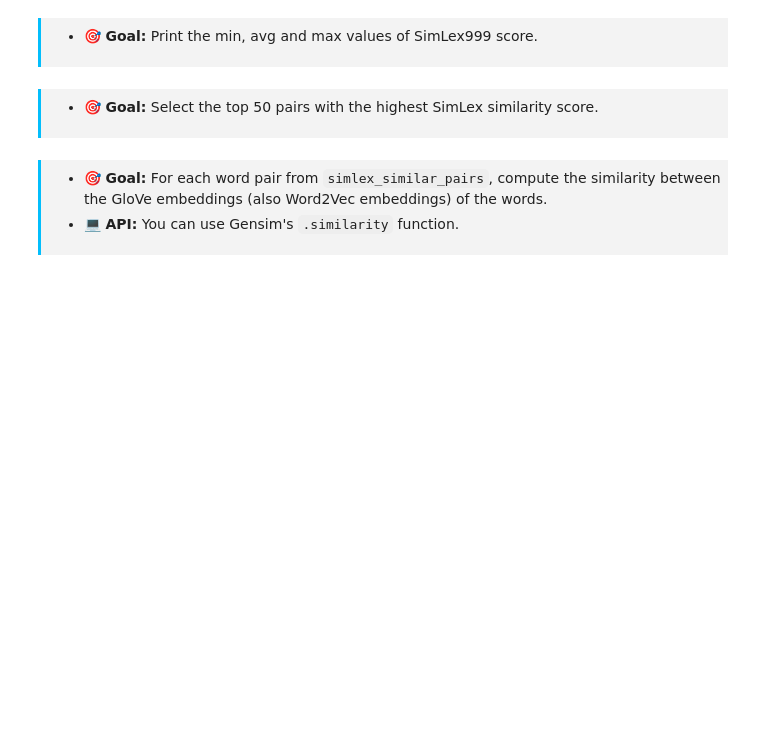
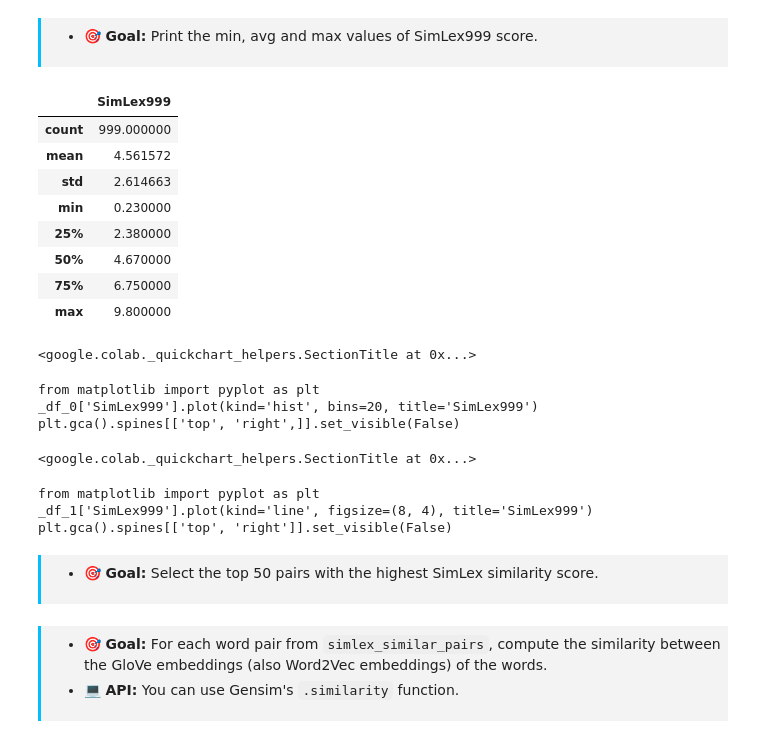
Before and after one commit to Jakhongir0103/Modern-NLP, a Jupyter notebook: Exercises/Week 1 - Word Embeddings/Week-1.ipynb, the cells around one changed output. Cells and saved outputs as stored; diff of their text form; code cells hidden in the pictures; blank space fills up the shorter version.

```diff
--- a/Exercises/Week 1 - Word Embeddings/Week-1.ipynb
+++ b/Exercises/Week 1 - Word Embeddings/Week-1.ipynb
@@ -368,7 +382,25 @@ simlex.head()
 </div>
 # %%
 # stats on the SimLex999 similarity score
-# ...
+simlex.describe()
+# %% [output]
+|  | SimLex999 |
+| count | 999.000000 |
+| mean | 4.561572 |
+| std | 2.614663 |
+| min | 0.230000 |
+| 25% | 2.380000 |
+| 50% | 4.670000 |
+| 75% | 6.750000 |
+| max | 9.800000 |
+<google.colab._quickchart_helpers.SectionTitle at 0x...>
+from matplotlib import pyplot as plt
+_df_0['SimLex999'].plot(kind='hist', bins=20, title='SimLex999')
+plt.gca().spines[['top', 'right',]].set_visible(False)
+<google.colab._quickchart_helpers.SectionTitle at 0x...>
+from matplotlib import pyplot as plt
+_df_1['SimLex999'].plot(kind='line', figsize=(8, 4), title='SimLex999')
+plt.gca().spines[['top', 'right']].set_visible(False)
 # %% [markdown]
 <div style="padding:8px 0 8px 15px;border-left:3px solid #03befc;background-color:#F3F3F3;">
 
```
Also changed, not shown: parts of 38 cells of this notebook.
